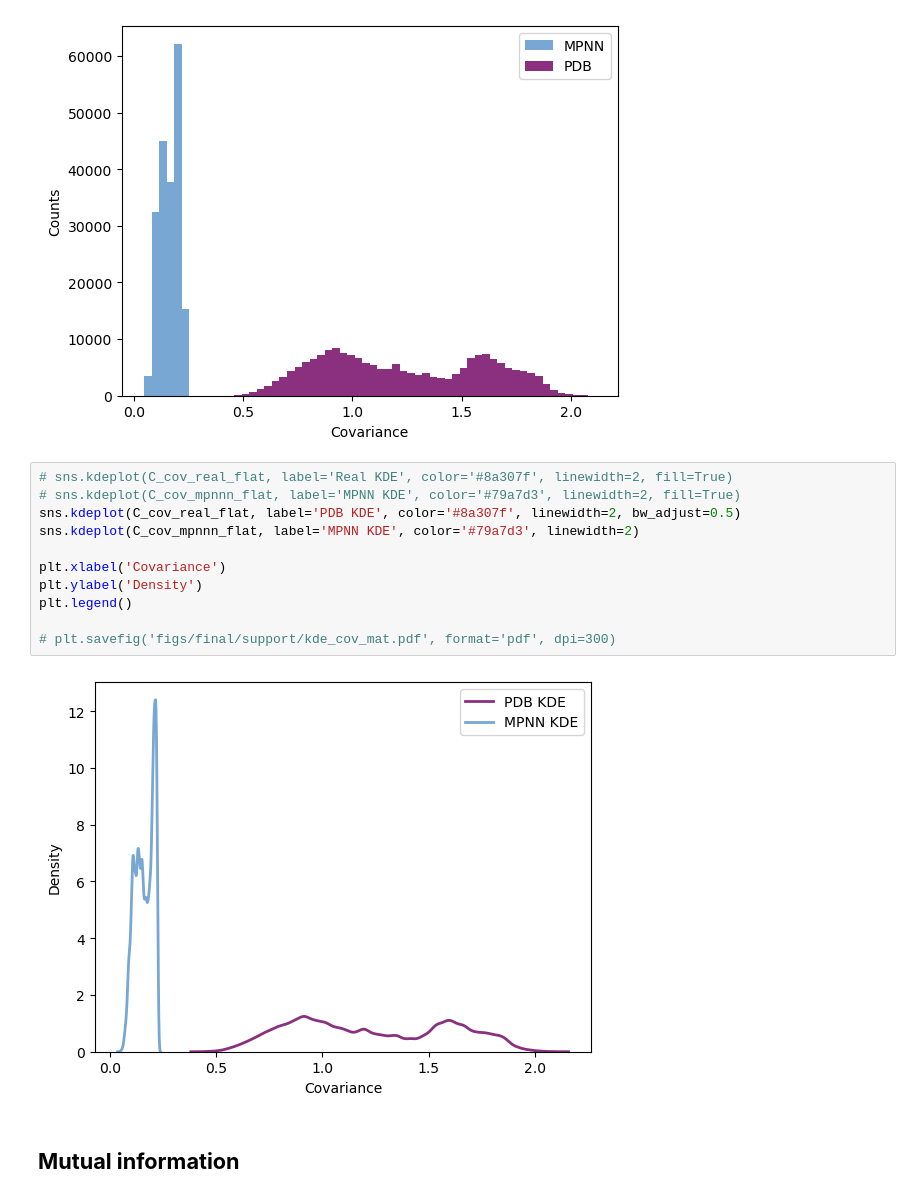
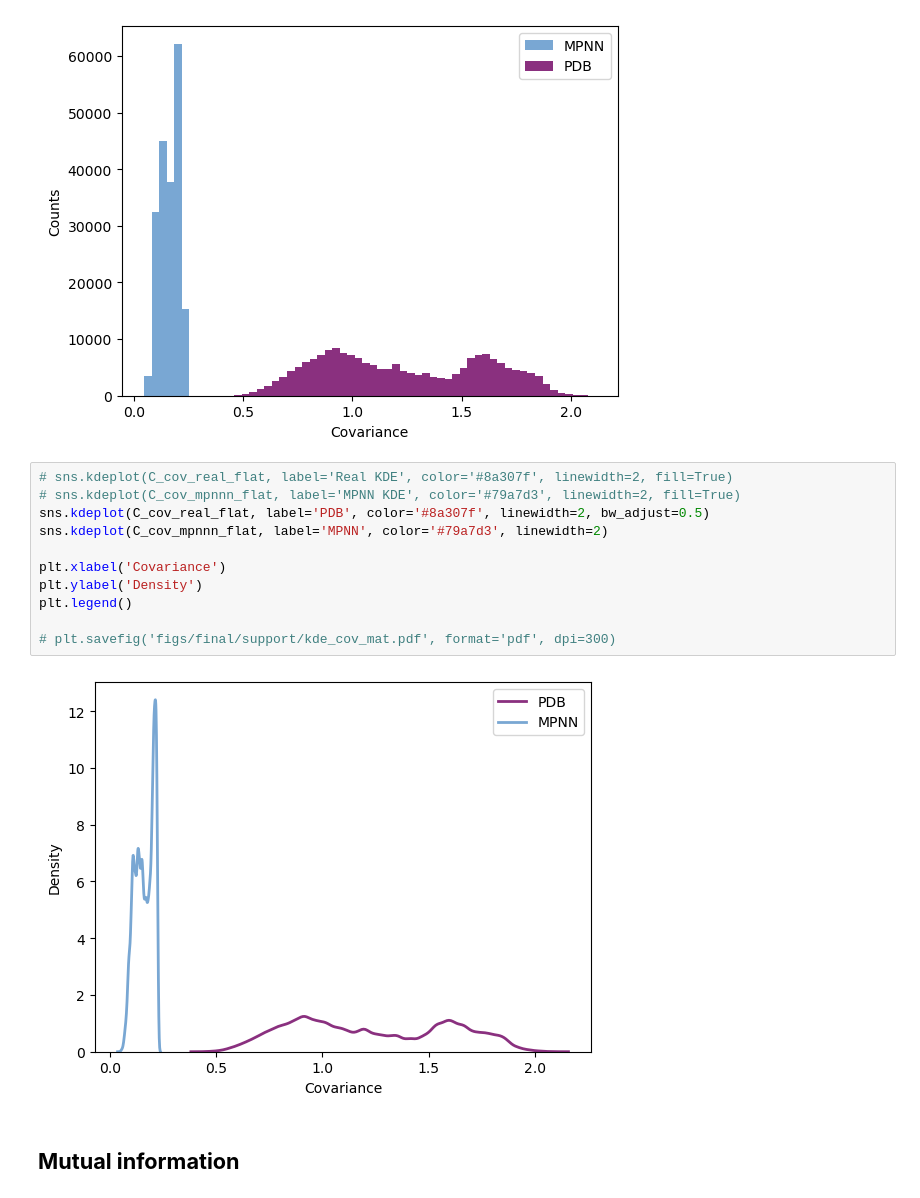
Before and after one commit to zifangu/lithiumized-fish, a Jupyter notebook: final.ipynb, the cells around one changed output. Saved outputs shown, nothing was run; the diff lists cells and outputs as text.

Commit message:
modify label on kde

```diff
--- a/final.ipynb
+++ b/final.ipynb
@@ -268,16 +268,16 @@ C_cov_reak_flat shape: (196249,)
 # %%
 # sns.kdeplot(C_cov_real_flat, label='Real KDE', color='#8a307f', linewidth=2, fill=True)
 # sns.kdeplot(C_cov_mpnnn_flat, label='MPNN KDE', color='#79a7d3', linewidth=2, fill=True)
-sns.kdeplot(C_cov_real_flat, label='PDB KDE', color='#8a307f', linewidth=2, bw_adjust=0.5)
-sns.kdeplot(C_cov_mpnnn_flat, label='MPNN KDE', color='#79a7d3', linewidth=2)
+sns.kdeplot(C_cov_real_flat, label='PDB', color='#8a307f', linewidth=2, bw_adjust=0.5)
+sns.kdeplot(C_cov_mpnnn_flat, label='MPNN', color='#79a7d3', linewidth=2)
 
 plt.xlabel('Covariance')
 plt.ylabel('Density')
 plt.legend()
 
 # plt.savefig('figs/final/support/kde_cov_mat.pdf', format='pdf', dpi=300)
 # %% [output]
-[figure, old version]
+[figure, new version]
 # %% [markdown]
 ## **Mutual information**
 # %%
```
Also changed, not shown: parts of 5 cells of this notebook, 2 other files.
